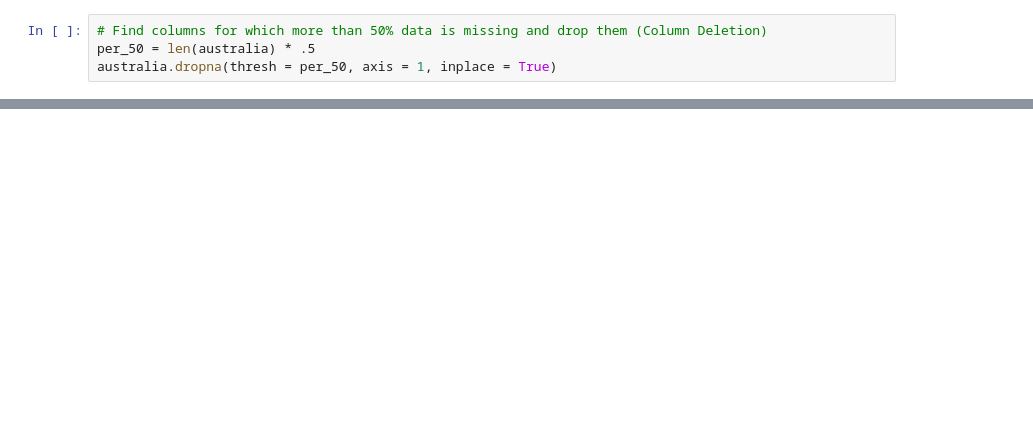
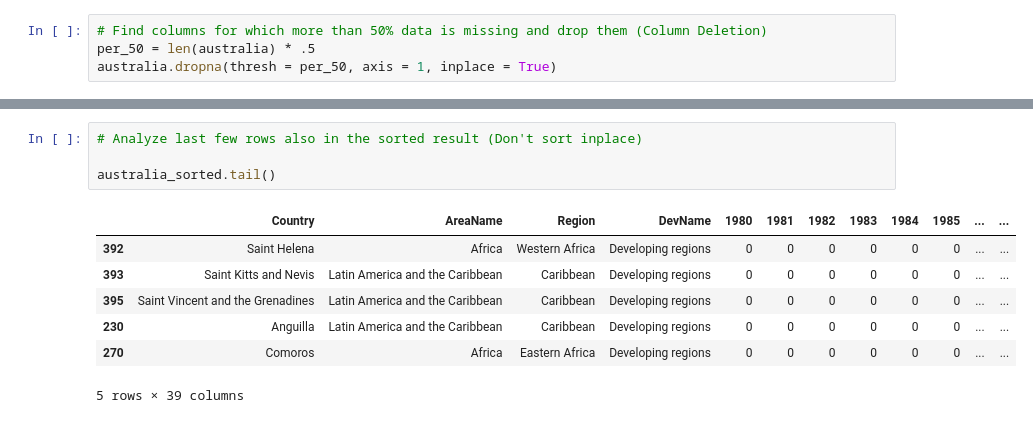
Before and after one commit to leangaurav/dsc_weekday_1, a Jupyter notebook: Assignments/Ronith_Raj/AustraliaImmigrantsPandas.ipynb, the cells around one changed output, grey strips where cells are left out. Drawn from its saved outputs; the diff is of its cells as text; blank space fills up the shorter version.

```diff
--- a/Assignments/Ronith_Raj/AustraliaImmigrantsPandas.ipynb
+++ b/Assignments/Ronith_Raj/AustraliaImmigrantsPandas.ipynb
@@ -147,0 +247,12 @@ Index([    'Type', 'Coverage', 'AreaName',  'RegName',       1980,       1981,
+# %%
+# Analyze last few rows also in the sorted result (Don't sort inplace)
+
+australia_sorted.tail()
+# %% [output]
+|  | Country | AreaName | Region | DevName | 1980 | 1981 | 1982 | 1983 | 1984 | 1985 | ... | ... |
+| 392 | Saint Helena | Africa | Western Africa | Developing regions | 0 | 0 | 0 | 0 | 0 | 0 | ... | ... |
+| 393 | Saint Kitts and Nevis | Latin America and the Caribbean | Caribbean | Developing regions | 0 | 0 | 0 | 0 | 0 | 0 | ... | ... |
+| 395 | Saint Vincent and the Grenadines | Latin America and the Caribbean | Caribbean | Developing regions | 0 | 0 | 0 | 0 | 0 | 0 | ... | ... |
+| 230 | Anguilla | Latin America and the Caribbean | Caribbean | Developing regions | 0 | 0 | 0 | 0 | 0 | 0 | ... | ... |
+| 270 | Comoros | Africa | Eastern Africa | Developing regions | 0 | 0 | 0 | 0 | 0 | 0 | ... | ... |
+5 rows × 39 columns
```
Also changed, not shown: parts of 22 cells of this notebook, 1 other file.
